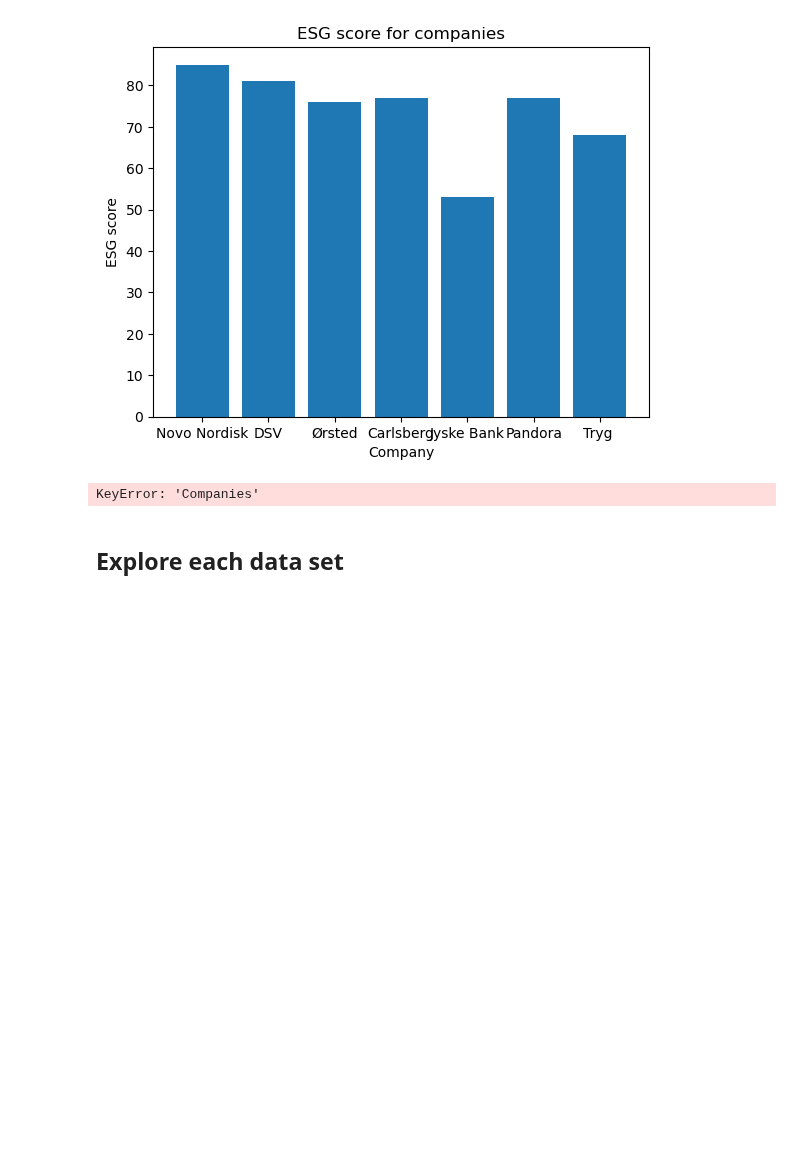
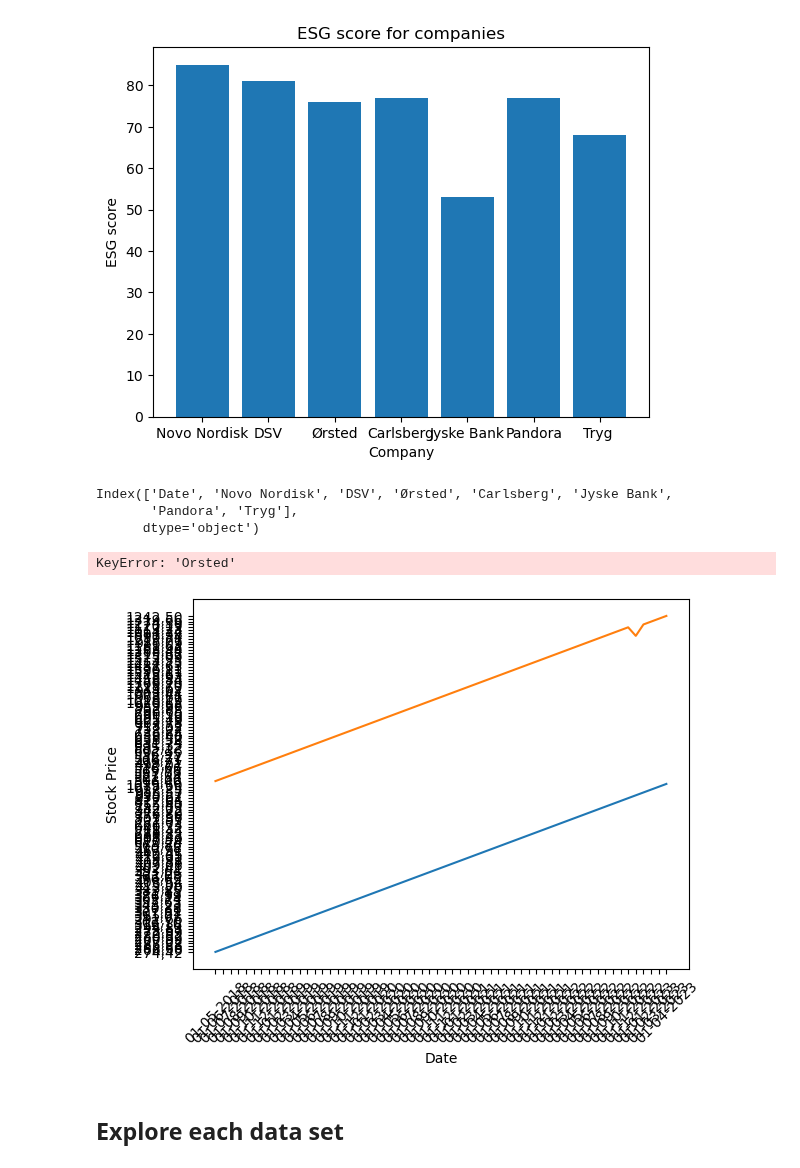
Before and after one commit to NumEconCopenhagen/projects-2023-mmj, a Jupyter notebook: dataproject/dataproject.ipynb, the cells around one changed output. Saved outputs shown, nothing was run; the diff lists cells and outputs as text; code cells hidden in the pictures; blank space fills up the shorter version.

```diff
--- a/dataproject/dataproject.ipynb
+++ b/dataproject/dataproject.ipynb
@@ -44,37 +41,27 @@ plt.show()
 5       Pandora         77
 6         Tryg          68
 [figure]
-# %%
-import chardet
-
-with open('Monthly prices.csv', 'rb') as f:
-    result = chardet.detect(f.read())['encoding']
-
-df1 = pd.read_csv('Companies ESG scores.csv', delimiter=';', encoding=result)
-prices_df = pd.read_csv('Monthly prices.csv', delimiter=';', encoding=result)
-
-# Merge the prices DataFrame with the original DataFrame
-merged_df = pd.merge(df1, prices_df, on=['Companies', 'Date'])
-
-# Plot the stock prices for each company
-companies = ['Novo Nordisk', 'DSV', 'Ørsted', 'Carlsberg', 'Jyske Bank', 'Pandora', 'Tryg']
-fig, ax = plt.subplots(figsize=(10, 7))
-for company in companies:
-    data = merged_df.loc[merged_df['Companies'] == company]
-    ax.plot(data['Date'], data['Price'], label=company)
-
-# Add axis labels and title
-ax.set_xlabel('Date')
-ax.set_ylabel('Stock Price')
-ax.set_title('Monthly Stock Prices')
-
-# Add a legend
-ax.legend()
-
-# Show the plot
-plt.show()
-# %% [output]
-KeyError: 'Companies'
+# %%
+df1 = pd.read_csv('Monthly prices.csv', delimiter=';', encoding=result)
+
+print(df1.columns)
+# Create figure and axis object
+fig, ax = plt.subplots()
+
+# Set x-axis to be the date column
+ax.set_xlabel('Date')
+ax.set_xticklabels(df1['Date'], rotation=45)
+
+# Set y-axis to be the stock price column for each company
+ax.set_ylabel('Stock Price')
+for company in ['Novo Nordisk', 'DSV', 'Orsted', 'Carlsberg', 'Jyske Bank', 'Pandora', 'Tryg']:
+    ax.plot(df1['Date'], df1[company], label=company)
+# %% [output]
+Index(['Date', 'Novo Nordisk', 'DSV', 'Ørsted', 'Carlsberg', 'Jyske Bank',
+       'Pandora', 'Tryg'],
+      dtype='object')
+KeyError: 'Orsted'
+[figure, added]
 # %% [markdown]
 ## Explore each data set
 # %% [markdown]
```
Also changed, not shown: parts of 1 cell of this notebook.
